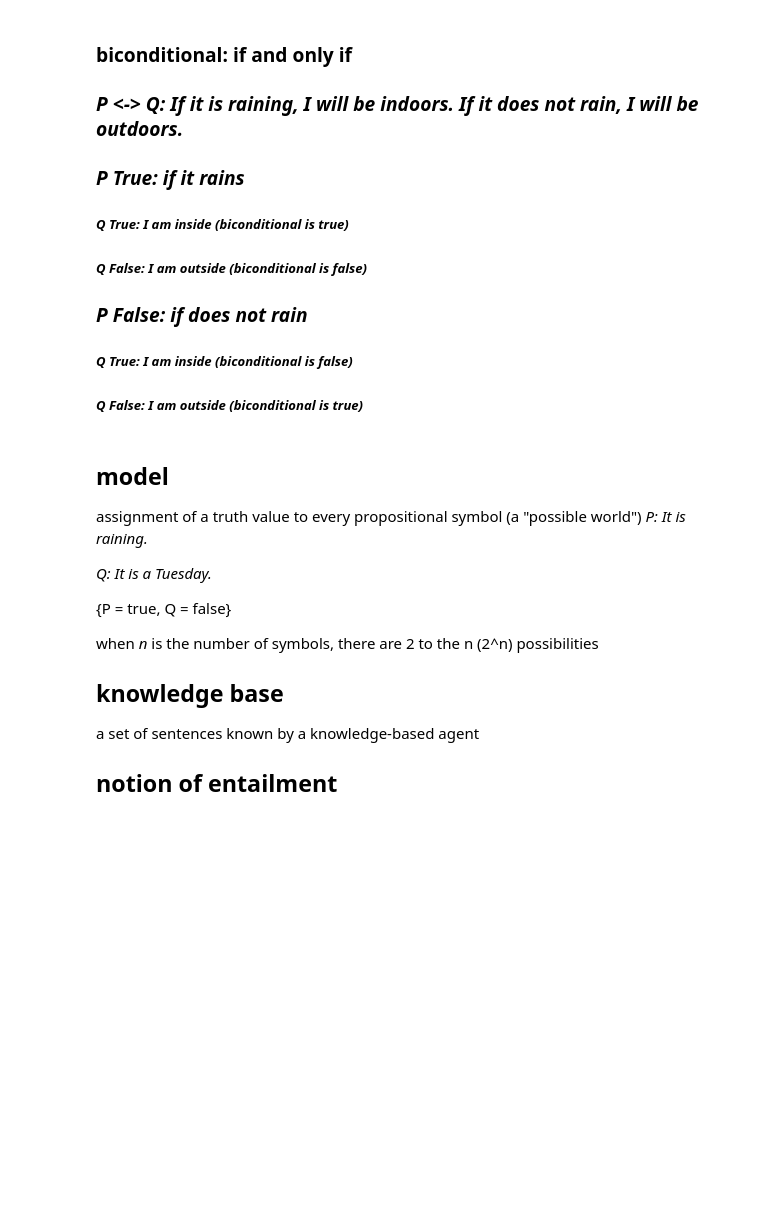
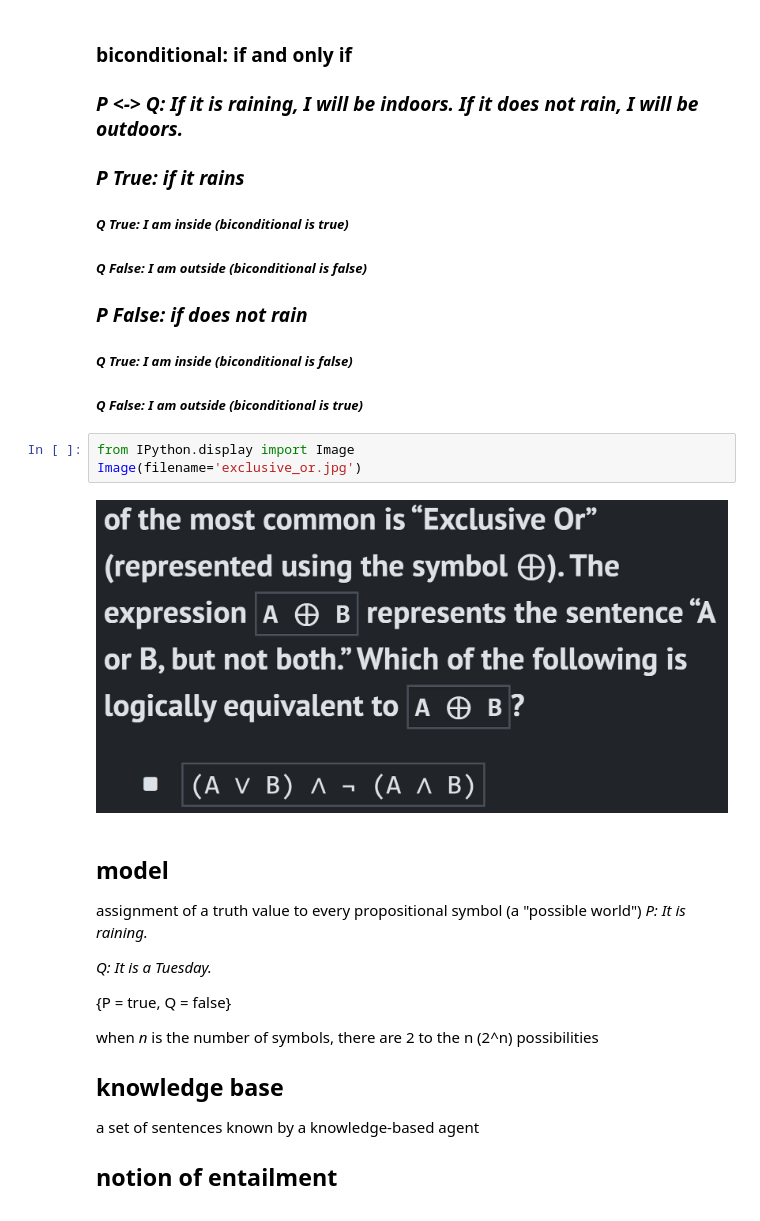
Before and after one commit to goksuko/CS50_AI, a Jupyter notebook: 01_Knowledge/Knowledge.ipynb, the cells around one changed output. Saved outputs shown, nothing was run; the diff lists cells and outputs as text; blank space fills up the shorter version.

```diff
--- a/01_Knowledge/Knowledge.ipynb
+++ b/01_Knowledge/Knowledge.ipynb
@@ -65,6 +65,11 @@ Image(filename='biconditional_truth_table.jpg')
 ### *P False: if does not rain*
 ##### *Q True: I am inside (biconditional is false)*
 ##### *Q False: I am outside (biconditional is true)*
+# %%
+from IPython.display import Image
+Image(filename='exclusive_or.jpg')
+# %% [output]
+[figure, added]
 # %% [markdown]
 ## model
 assignment of a truth value to every propositional symbol (a "possible world")
```
Also changed, not shown: parts of 23 cells of this notebook, 17 other files.
